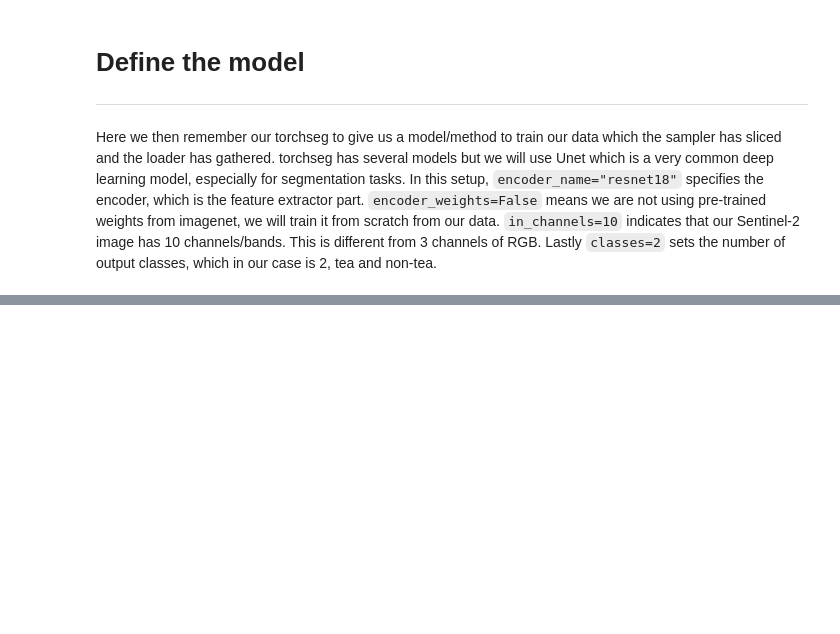
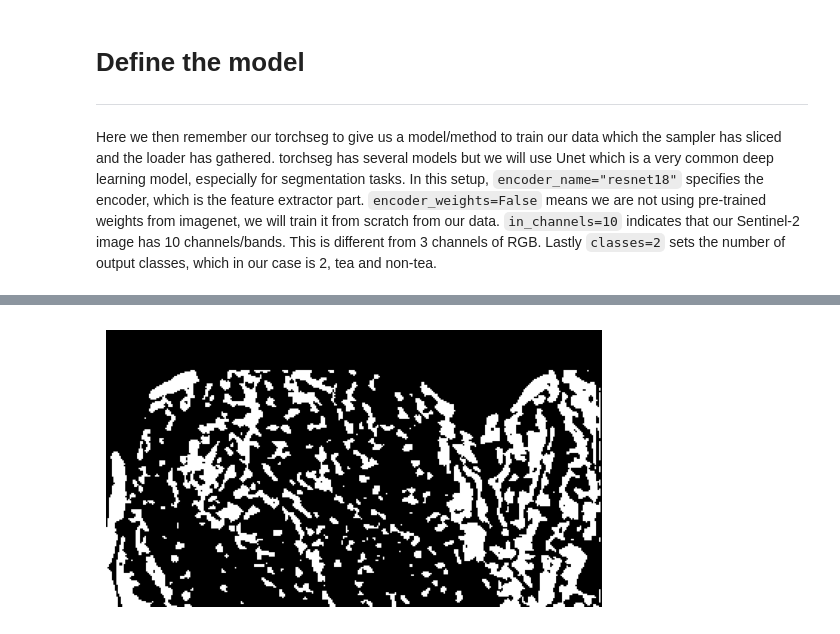
Before and after one commit to Wycology/Bayes_Regression, a Jupyter notebook: dl_tea.ipynb, the cells around one changed output, grey strips where cells are left out. Cells and saved outputs as stored; diff of their text form; code cells hidden in the pictures; blank space fills up the shorter version.

```diff
--- a/dl_tea.ipynb
+++ b/dl_tea.ipynb
@@ -288,15 +280,0 @@ print(f"Prediction saved at {output_path}")
-# %%
-# Path to the predicted output
-output_path = "/content/predicted_output.tif"
-
-# Read the predicted raster
-with rasterio.open(output_path) as src:
-    pred_mask = src.read(1)  # Read the first (and only) band
-
-# Plot the predicted mask
-plt.figure(figsize=(8, 6))
-plt.imshow(pred_mask, cmap="gray")  # Use "gray" or "viridis" for better contrast
-plt.colorbar(label="Class Label")
-plt.title("Predicted Segmentation Mask")
-plt.axis("off")  # Hide axis labels
-plt.show()
@@ -302,0 +301,18 @@ plt.show()
+# %%
+# Iterate through the dataloader to confirm that it is able to load the data
+class GeoTiffDataset(RasterDataset):
+  filename_glob = "*tutorial.tif"
+raster_data = GeoTiffDataset(paths = "/content")
+# Create prediction dataloader
+pred_dataloader = DataLoader(
+    dataset=raster_data,
+    batch_size=50,
+    sampler=grid_sampler,
+    collate_fn=stack_samples
+)
+for batch in pred_dataloader:
+  image = batch["image"][:, :11, :, :]
+
+  print(f"Image batch length: {len(image)}")
+  print(batch.keys())
+  break
@@ -302,0 +403,10 @@ plt.show()
+# %%
+with rasterio.open('/content/full_prediction.tif') as src:
+    pred = src.read(1)
+
+# Plot
+plt.imshow(pred, cmap='gray')
+plt.axis('off')
+plt.show()
+# %% [output]
+[figure, added]
```
Also changed, not shown: parts of 13 cells of this notebook.
